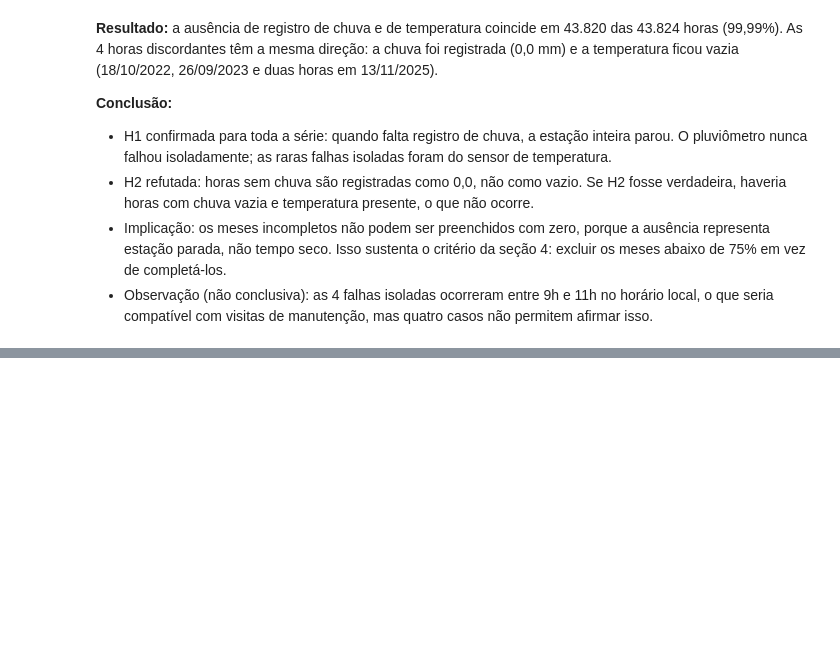
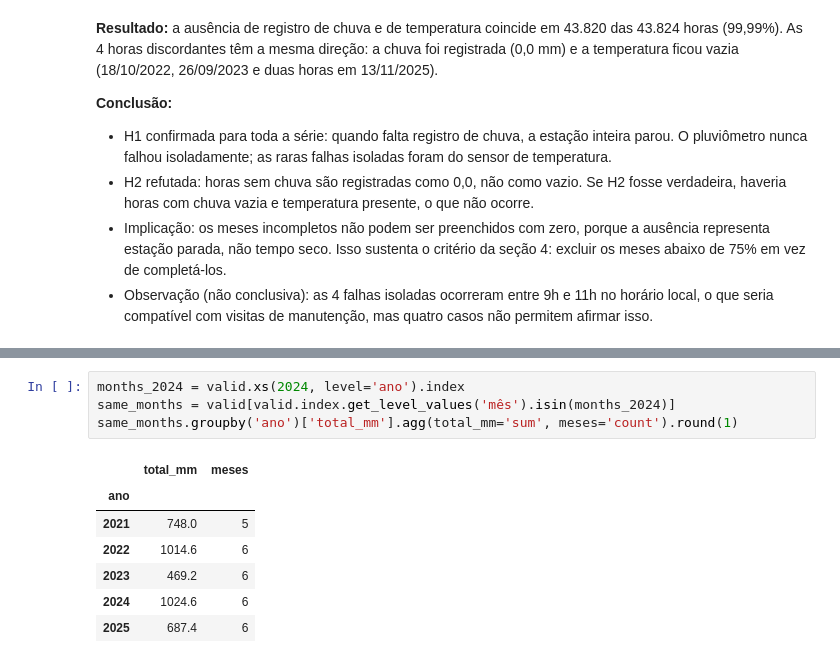
Before and after one commit to renanricardosilva/chuva-es, a Jupyter notebook: notebooks/01-exploracao-vitoria.ipynb, the cells around one changed output, grey strips where cells are left out. Drawn from its saved outputs; the diff is of its cells as text; blank space fills up the shorter version.

```diff
--- a/notebooks/01-exploracao-vitoria.ipynb
+++ b/notebooks/01-exploracao-vitoria.ipynb
@@ -361,0 +459,12 @@ len(mismatch), mismatch[['Data', 'Hora UTC', RAIN, temp]]
+# %%
+months_2024 = valid.xs(2024, level='ano').index
+same_months = valid[valid.index.get_level_values('mês').isin(months_2024)]
+same_months.groupby('ano')['total_mm'].agg(total_mm='sum', meses='count').round(1)
+# %% [output]
+|  | total_mm | meses |
+| ano |  |  |
+| 2021 | 748.0 | 5 |
+| 2022 | 1014.6 | 6 |
+| 2023 | 469.2 | 6 |
+| 2024 | 1024.6 | 6 |
+| 2025 | 687.4 | 6 |
```
Also changed, not shown: parts of 13 cells of this notebook.
